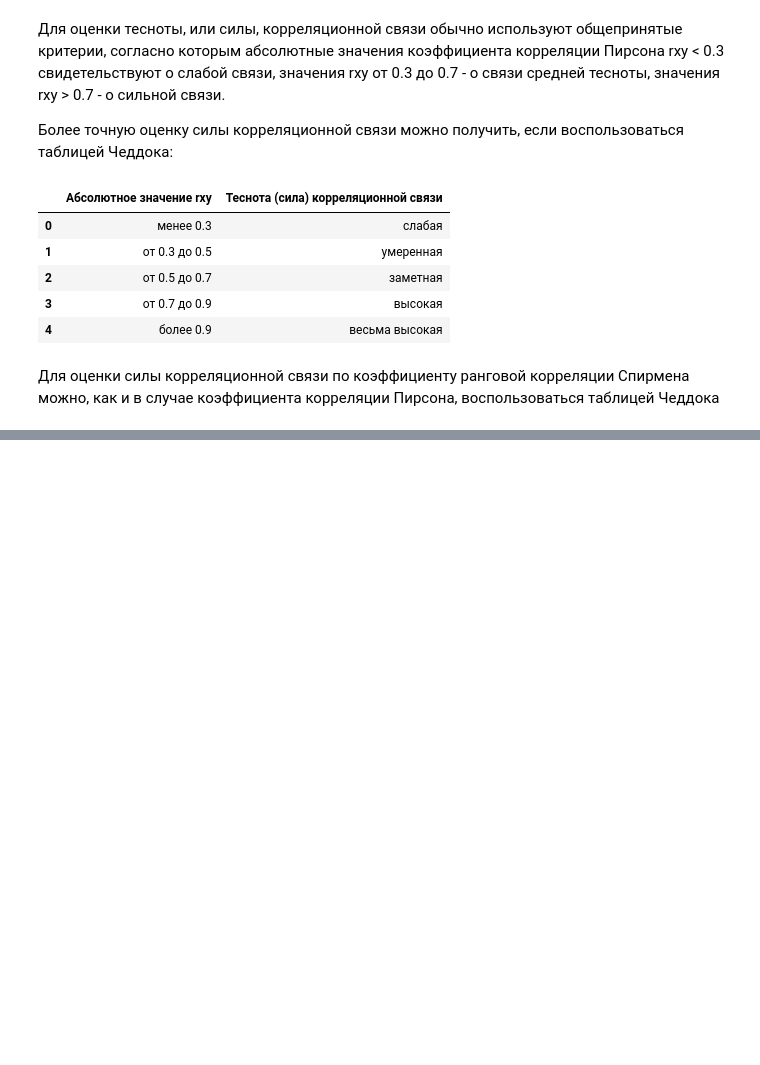
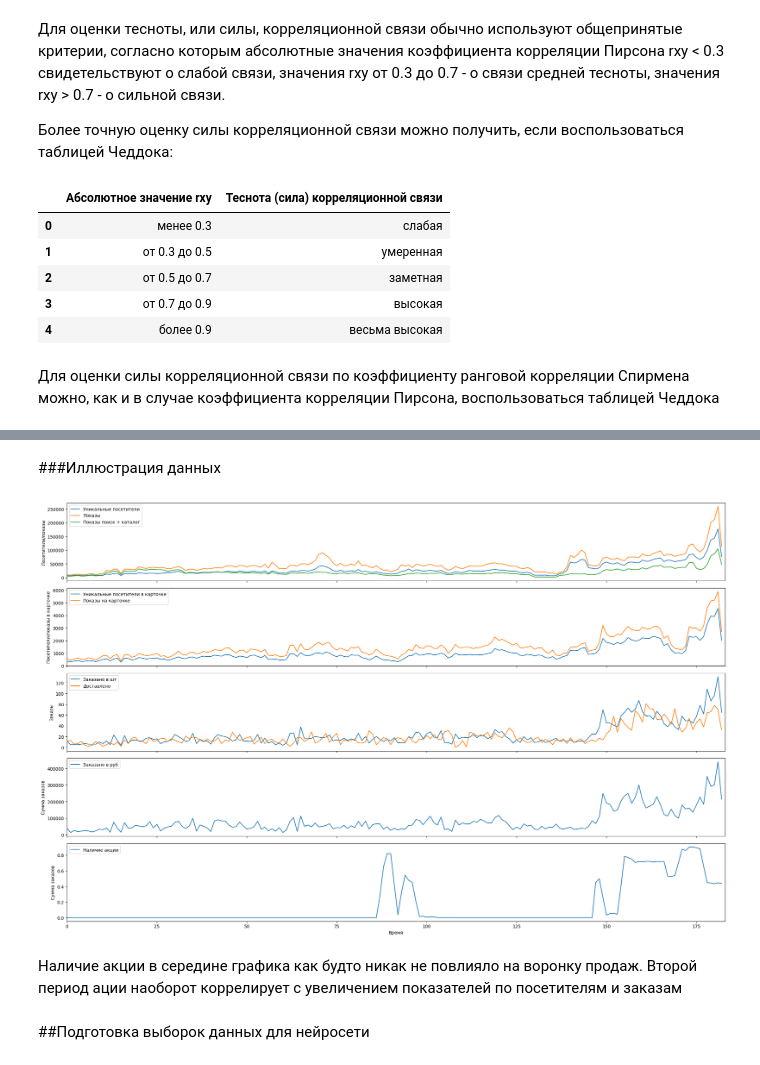
Before and after one commit to Untick/Marketplaces, a Jupyter notebook: Domoscanova Irina/AI_стажировка_Ingate.ipynb, the cells around one changed output, grey strips where cells are left out. Cells and saved outputs as stored; diff of their text form; code cells hidden in the pictures; blank space fills up the shorter version.

```diff
--- a/Domoscanova Irina/AI_стажировка_Ingate.ipynb
+++ b/Domoscanova Irina/AI_стажировка_Ingate.ipynb
@@ -664,0 +735,5 @@ display(cheddock)
+# %%
+# Выбираю строки по категории Фара автомобильная
+ozon_data_fara = ozon_data.loc[ozon_data['Категория 3-го уровня'] == 'Фара автомобильная']
+ozon_data_fara.fillna(0, inplace=True)
+ozon_data_fara.head(10)
@@ -664,0 +811,5 @@ display(cheddock)
+# %%
+# Переформирую средний чек
+fara.drop('Средний чек', axis=1, inplace=True)
+fara['Средний чек'] = fara['Заказано на сумму'] / fara['Заказано товаров']
+fara.head(10)
@@ -664,0 +829,4 @@ display(cheddock)
+# %%
+fara.reset_index(inplace=True)
+fara.drop('День', axis=1, inplace=True)
+fara.head()
@@ -664,0 +840,5 @@ display(cheddock)
+# %%
+# Перевожу в numpy массив
+np_fara = fara.values
+print(np_fara.shape)
+print(np_fara[0])
@@ -664,0 +878,59 @@ display(cheddock)
+# %% [markdown]
+###Иллюстрация данных
+# %%
+# Задание полотна для графиков - два подграфика один под другим с общей осью x
+fig, (ax1, ax2, ax3, ax4, ax5) = plt.subplots(5, 1, figsize=(22, 14), sharex=True)
+
+# Данные по посетителям и показам total
+for chn in [0, 2, 4]:
+    # Отрисовка канала данных
+    ax1.plot(np_fara[0:, chn],
+             label=CHANNEL_NAMES[chn])
+ax1.set_ylabel('Посетители/показы')
+ax1.legend()
+
+# Данные по посетителям и показам в карточке
+for chn in [1, 3]:
+    # Отрисовка канала данных
+    ax2.plot(np_fara[0:, chn],
+             label=CHANNEL_NAMES[chn])
+ax2.set_ylabel('Посетители/показы в карточке')
+ax2.legend()
+
+# Данные по заказам/доставке
+for chn in [7, 9]:
+    # Отрисовка канала данных
+    ax3.plot(np_fara[0:, chn],
+             label=CHANNEL_NAMES[chn])
+ax3.set_ylabel('Заказы')
+ax3.legend()
+
+# Данные по сумме заказов
+for chn in [11]:
+    # Отрисовка канала данных
+    ax4.plot(np_fara[0:, chn],
+             label=CHANNEL_NAMES[chn])
+ax4.set_ylabel('Сумма заказов')
+ax4.legend()
+
+# Данные по наличию акции на товар
+for chn in [13]:
+    # Отрисовка канала данных
+    ax5.plot(np_fara[0:, chn],
+             label=CHANNEL_NAMES[chn])
+ax5.set_ylabel('Сумма заказов')
+ax5.legend()
+
+plt.xlabel('Время')
+# Регулировка пределов оси x
+plt.xlim(0, len(np_fara))
+# Указание расположить подграфики плотнее друг к другу
+plt.tight_layout()
+# Фиксация графика
+plt.show()
+# %% [output]
+[figure, added]
+# %% [markdown]
+Наличие акции в середине графика как будто никак не повлияло на воронку продаж. Второй период ации наоборот коррелирует с увеличением показателей по посетителям и заказам
+# %% [markdown]
+##Подготовка выборок данных для нейросети
```
Also changed, not shown: parts of 40 cells of this notebook.
